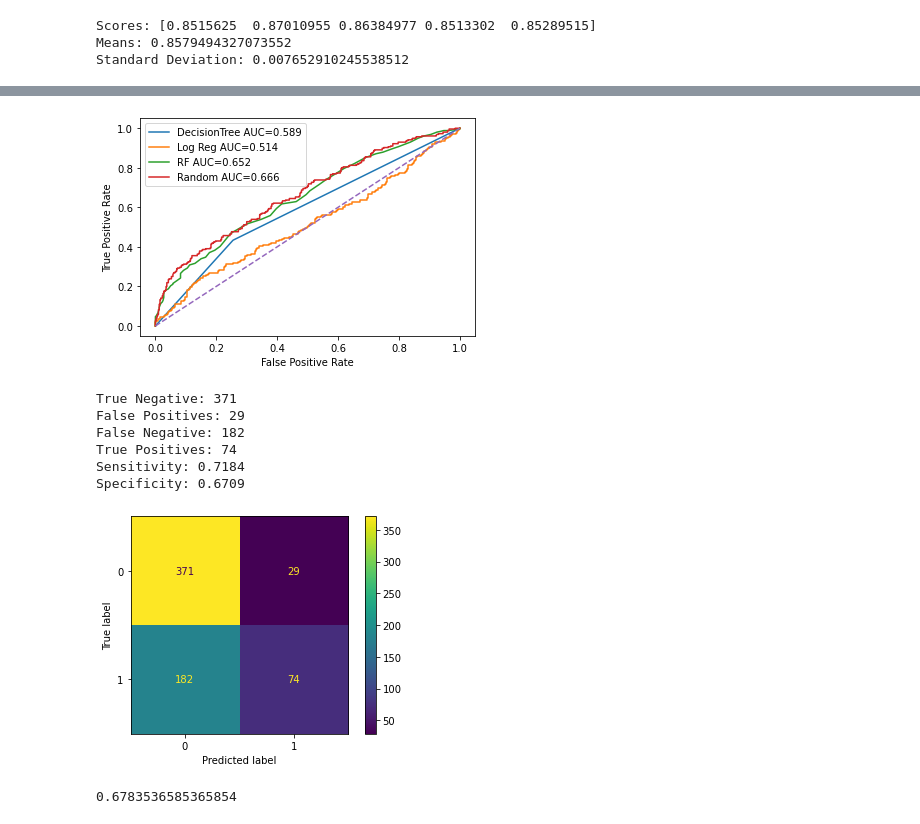
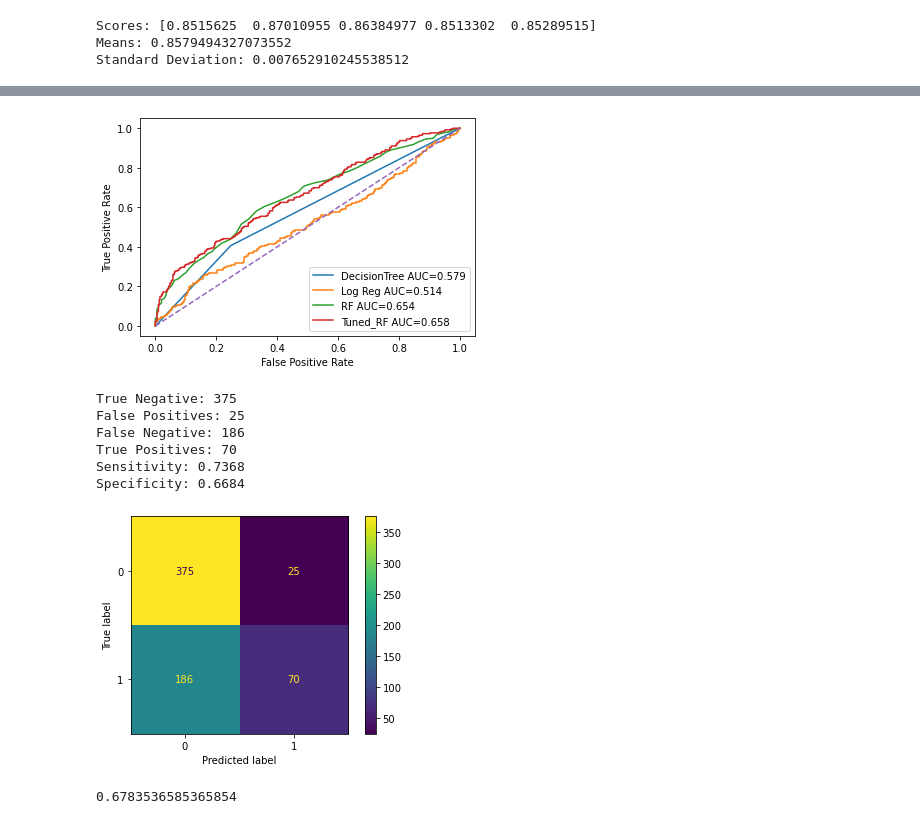
Before and after one commit to lloydhamilton/kaggle, a Jupyter notebook: water-potability.ipynb, the cells around one changed output, grey strips where cells are left out. Cells and saved outputs as stored; diff of their text form; code cells hidden in the pictures.

```diff
--- a/water-potability.ipynb
+++ b/water-potability.ipynb
@@ -529,37 +537,38 @@ Standard Deviation: 0.007652910245538512
 # %%
-test_features = pipeline.fit_transform(strat_test_set.drop("Potability", axis = 1))
+# Transform test data on fitted values of training data.
+test_features = pipeline.transform(strat_test_set.drop("Potability", axis = 1))
 test_labels = strat_test_set.loc[:,"Potability"]
 
 model_list = {"DecisionTree":dt,
               "Log Reg":logistic_model,
              "RF": rf_untuned,
-             "Random": rf_best}
+             "Tuned_RF": rf_best}
 
 # Function to create ROC plot of multiple models.
 def plot_multi_roc(model, features, labels):
 
     from sklearn.metrics import roc_curve, roc_auc_score
     from matplotlib import pyplot as plt
 
     if type(model) != dict:
         raise NameError("Not Valid Dict")
 
     for key in model_list:
         model = model_list[key]
         predictions = model.predict_proba(features)[:,1]
         auc = roc_auc_score(labels, predictions)
         fig_label = "%s AUC=%.3f" % (key, auc)
         fpr, tpr, threshld = roc_curve(labels, predictions)
         plt.plot(fpr, tpr, label = fig_label)
 
     plt.plot([0,1],[0,1], linestyle = '--')
     plt.legend()
     plt.xlabel("False Positive Rate")
     plt.ylabel("True Positive Rate")
 
 plot_multi_roc(model_list, test_features, test_labels)
 # %% [output]
-[figure, old version]
+[figure, new version]
 # %%
 def draw_confusion_matrix(model, features, labels, threshold = 0.5):
 
@@ -580,12 +589,12 @@ def draw_confusion_matrix(model, features, labels, threshold = 0.5):
 
 draw_confusion_matrix(rf_best, test_features, test_labels, threshold = 0.5)
 # %% [output]
-True Negative: 371
-False Positives: 29
-False Negative: 182
-True Positives: 74
-Sensitivity: 0.7184
-Specificity: 0.6709
+True Negative: 375
+False Positives: 25
+False Negative: 186
+True Positives: 70
+Sensitivity: 0.7368
+Specificity: 0.6684
 [figure]
 # %%
 from sklearn.metrics import accuracy_score
```
Also changed, not shown: parts of 14 cells of this notebook.
